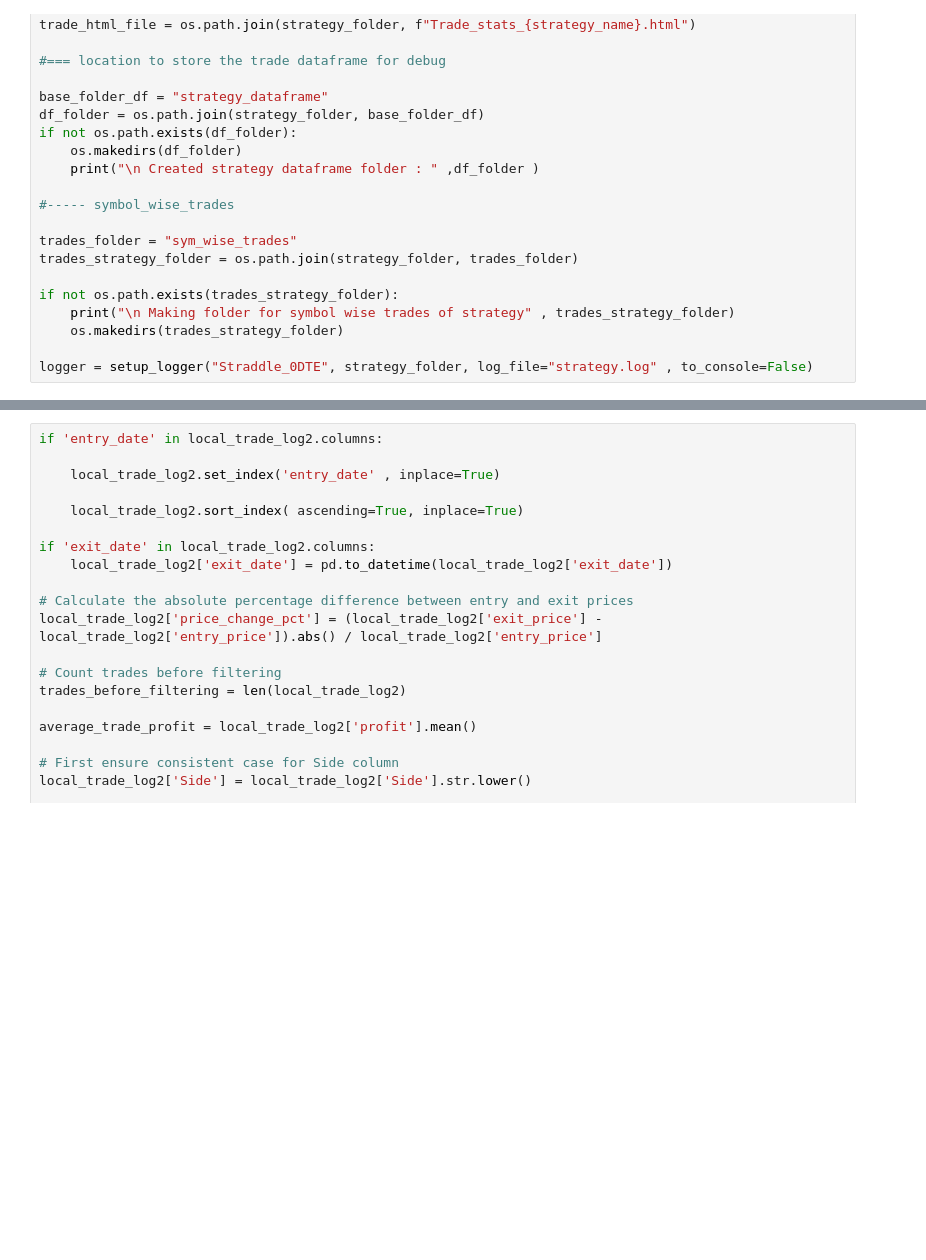
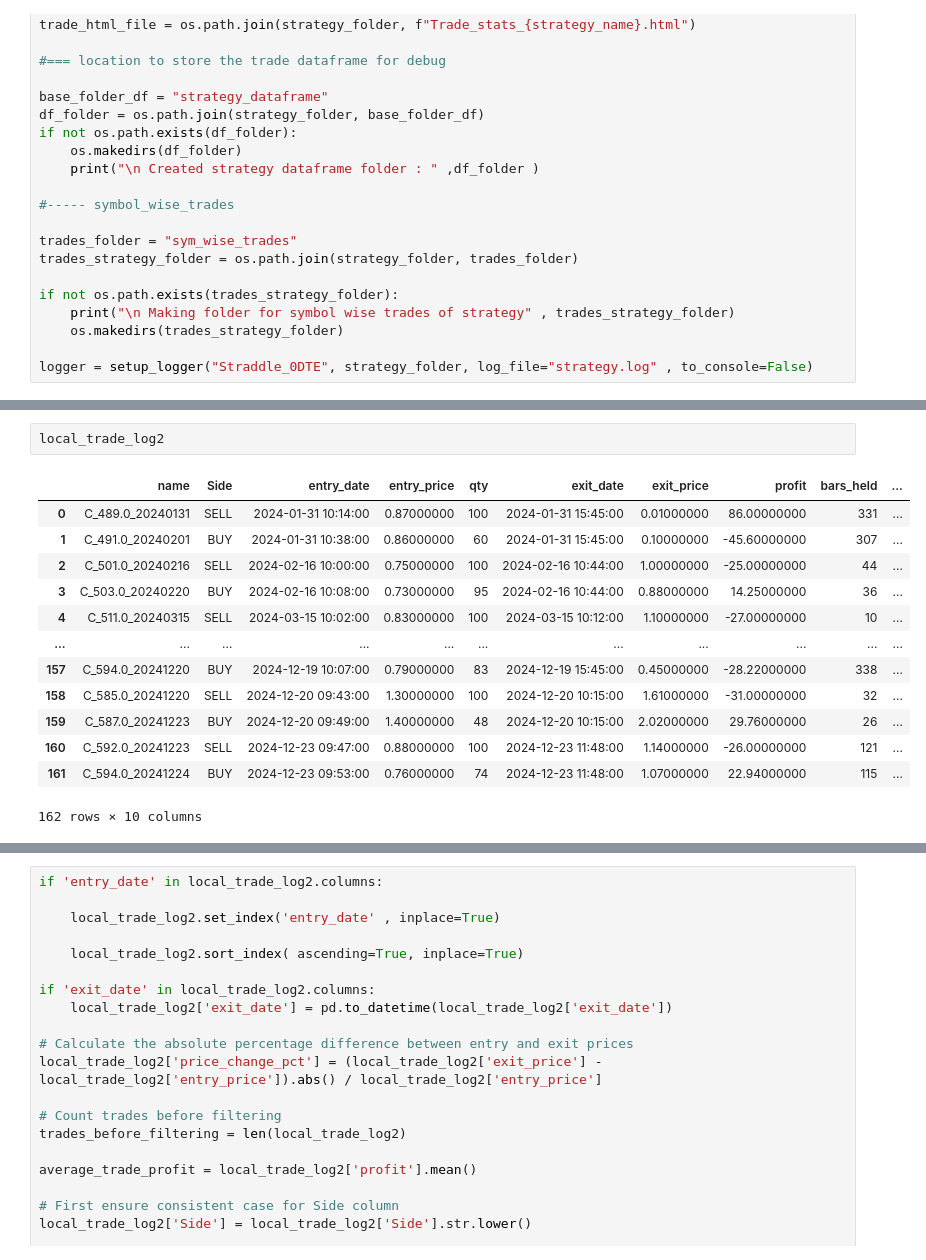
Before and after one commit to aakashtandon/US_options_ORATS, a Jupyter notebook: Proper_backtester.ipynb, the cells around one changed output, grey strips where cells are left out. Cells and saved outputs as stored; diff of their text form; blank space fills up the shorter version.

```diff
--- a/Proper_backtester.ipynb
+++ b/Proper_backtester.ipynb
@@ -982,0 +1047,16 @@ log_df
+# %%
+local_trade_log2
+# %% [output]
+|  | name | Side | entry_date | entry_price | qty | exit_date | exit_price | profit | bars_held | ... |
+| 0 | C_489.0_20240131 | SELL | 2024-01-31 10:14:00 | 0.87000000 | 100 | 2024-01-31 15:45:00 | 0.01000000 | 86.00000000 | 331 | ... |
+| 1 | C_491.0_20240201 | BUY | 2024-01-31 10:38:00 | 0.86000000 | 60 | 2024-01-31 15:45:00 | 0.10000000 | -45.60000000 | 307 | ... |
+| 2 | C_501.0_20240216 | SELL | 2024-02-16 10:00:00 | 0.75000000 | 100 | 2024-02-16 10:44:00 | 1.00000000 | -25.00000000 | 44 | ... |
+| 3 | C_503.0_20240220 | BUY | 2024-02-16 10:08:00 | 0.73000000 | 95 | 2024-02-16 10:44:00 | 0.88000000 | 14.25000000 | 36 | ... |
+| 4 | C_511.0_20240315 | SELL | 2024-03-15 10:02:00 | 0.83000000 | 100 | 2024-03-15 10:12:00 | 1.10000000 | -27.00000000 | 10 | ... |
+| ... | ... | ... | ... | ... | ... | ... | ... | ... | ... | ... |
+| 157 | C_594.0_20241220 | BUY | 2024-12-19 10:07:00 | 0.79000000 | 83 | 2024-12-19 15:45:00 | 0.45000000 | -28.22000000 | 338 | ... |
+| 158 | C_585.0_20241220 | SELL | 2024-12-20 09:43:00 | 1.30000000 | 100 | 2024-12-20 10:15:00 | 1.61000000 | -31.00000000 | 32 | ... |
+| 159 | C_587.0_20241223 | BUY | 2024-12-20 09:49:00 | 1.40000000 | 48 | 2024-12-20 10:15:00 | 2.02000000 | 29.76000000 | 26 | ... |
+| 160 | C_592.0_20241223 | SELL | 2024-12-23 09:47:00 | 0.88000000 | 100 | 2024-12-23 11:48:00 | 1.14000000 | -26.00000000 | 121 | ... |
+| 161 | C_594.0_20241224 | BUY | 2024-12-23 09:53:00 | 0.76000000 | 74 | 2024-12-23 11:48:00 | 1.07000000 | 22.94000000 | 115 | ... |
+162 rows × 10 columns
```
Also changed, not shown: parts of 55 cells of this notebook, 11 other files.
